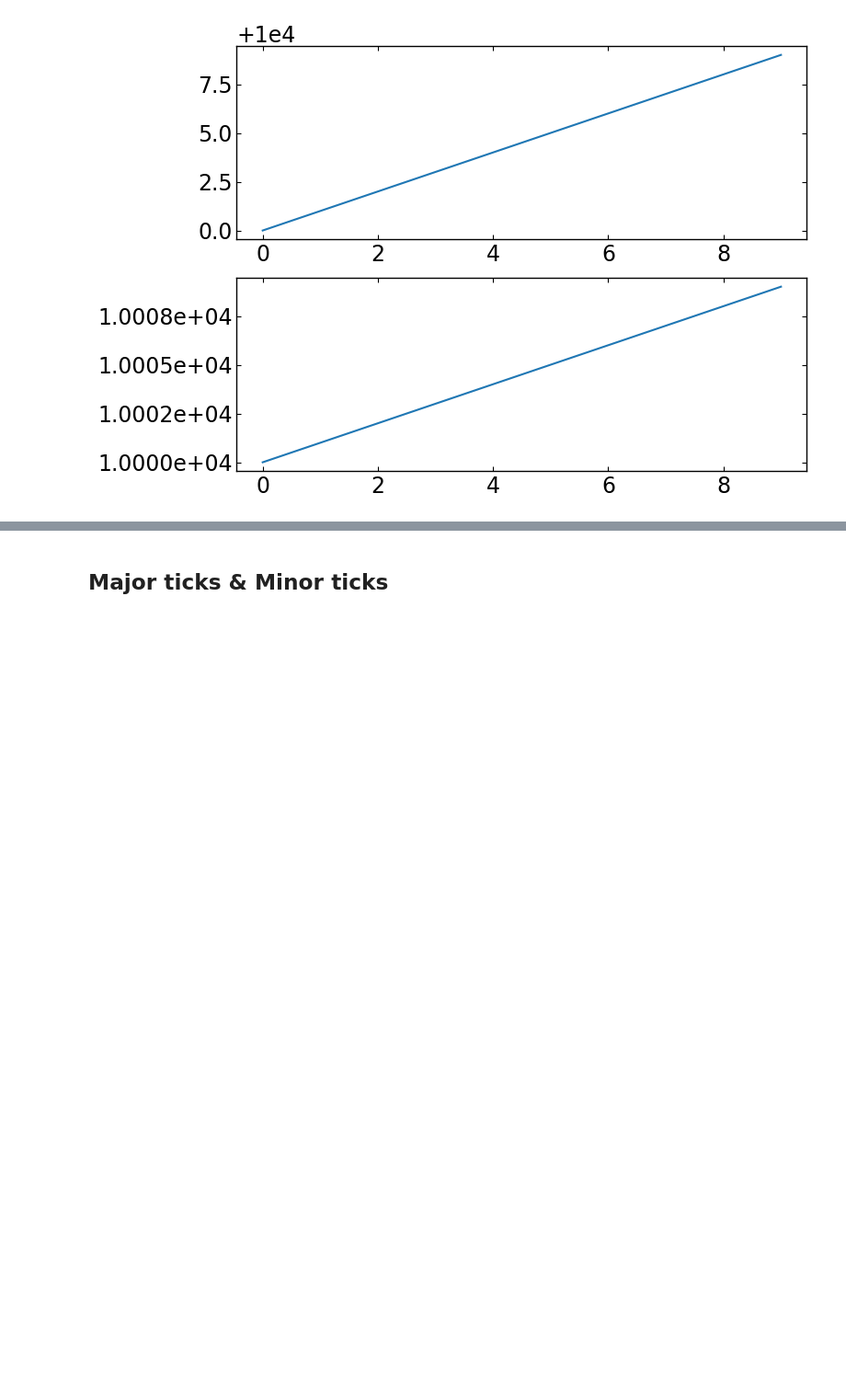
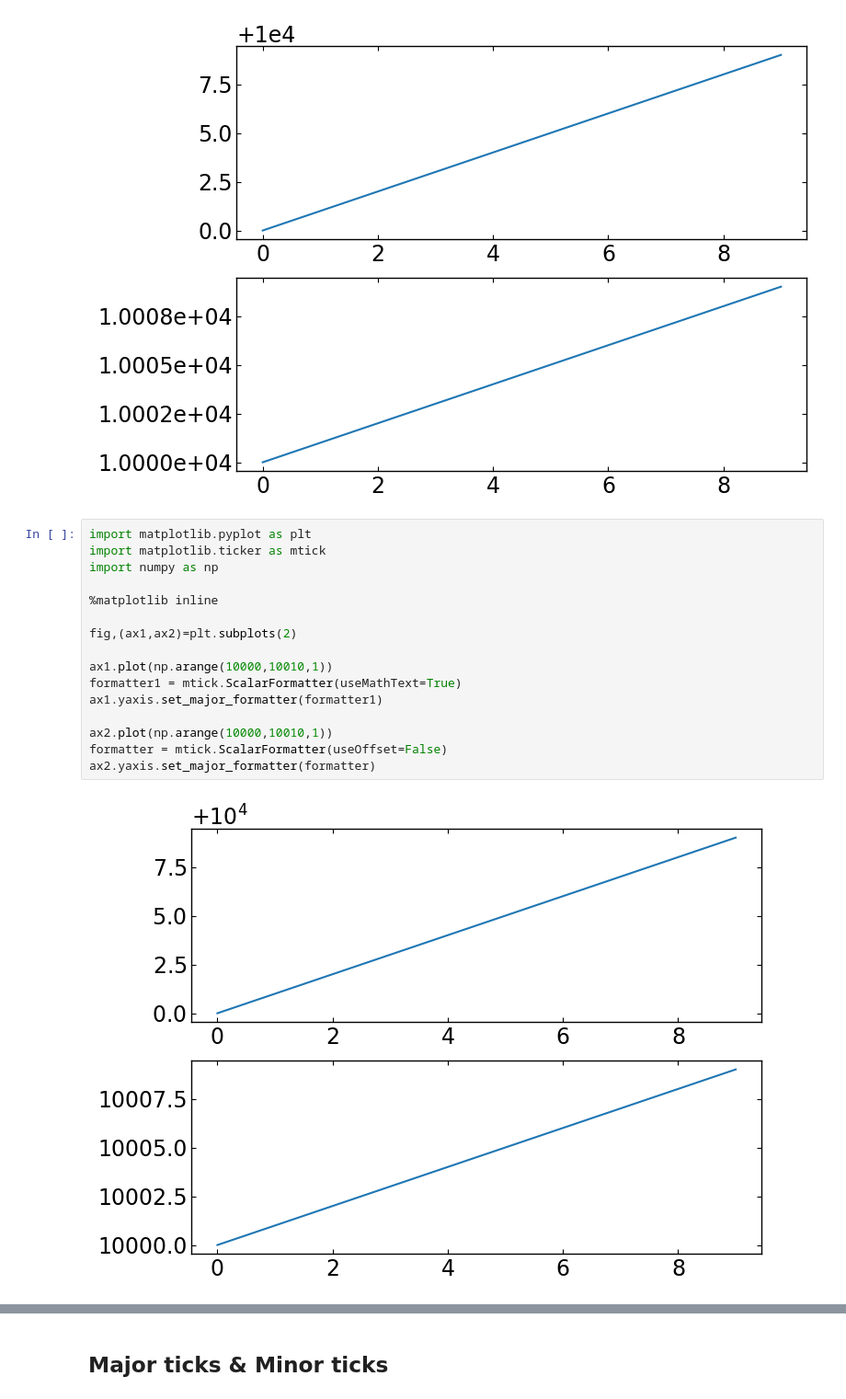
Before and after one commit to astrodoo/CodeExr, a Jupyter notebook: Python/ipynb/matplotlib2.ipynb, the cells around one changed output, grey strips where cells are left out. Shown at 92% size. Drawn from its saved outputs; the diff is of its cells as text; blank space fills up the shorter version.

```diff
--- a/Python/ipynb/matplotlib2.ipynb
+++ b/Python/ipynb/matplotlib2.ipynb
@@ -114,3 +114,21 @@ ax2.plot(np.arange(10000,10010,1))
 ax2.yaxis.set_major_formatter(mtick.FormatStrFormatter('%.4e'))
 # %% [output]
 [figure]
+# %%
+import matplotlib.pyplot as plt
+import matplotlib.ticker as mtick
+import numpy as np
+
+%matplotlib inline
+
+fig,(ax1,ax2)=plt.subplots(2)
+
+ax1.plot(np.arange(10000,10010,1))
+formatter1 = mtick.ScalarFormatter(useMathText=True)
+ax1.yaxis.set_major_formatter(formatter1)
+
+ax2.plot(np.arange(10000,10010,1))
+formatter = mtick.ScalarFormatter(useOffset=False)
+ax2.yaxis.set_major_formatter(formatter)
+# %% [output]
+[figure, added]
```
Also changed, not shown: parts of 1 cell of this notebook, 1 other file.
